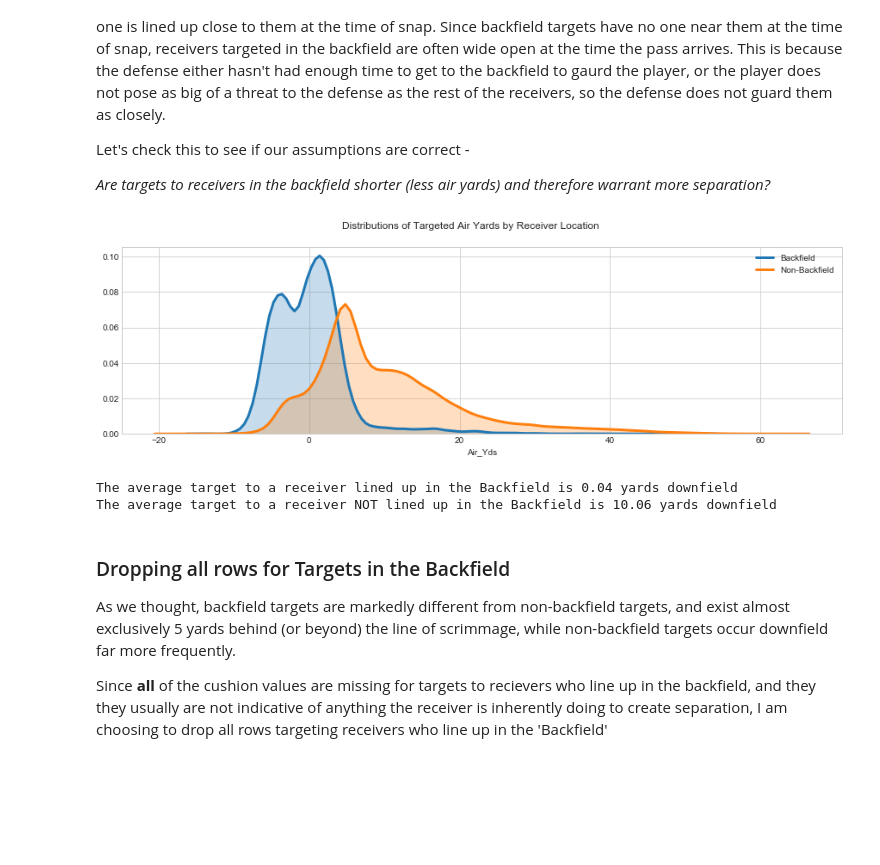
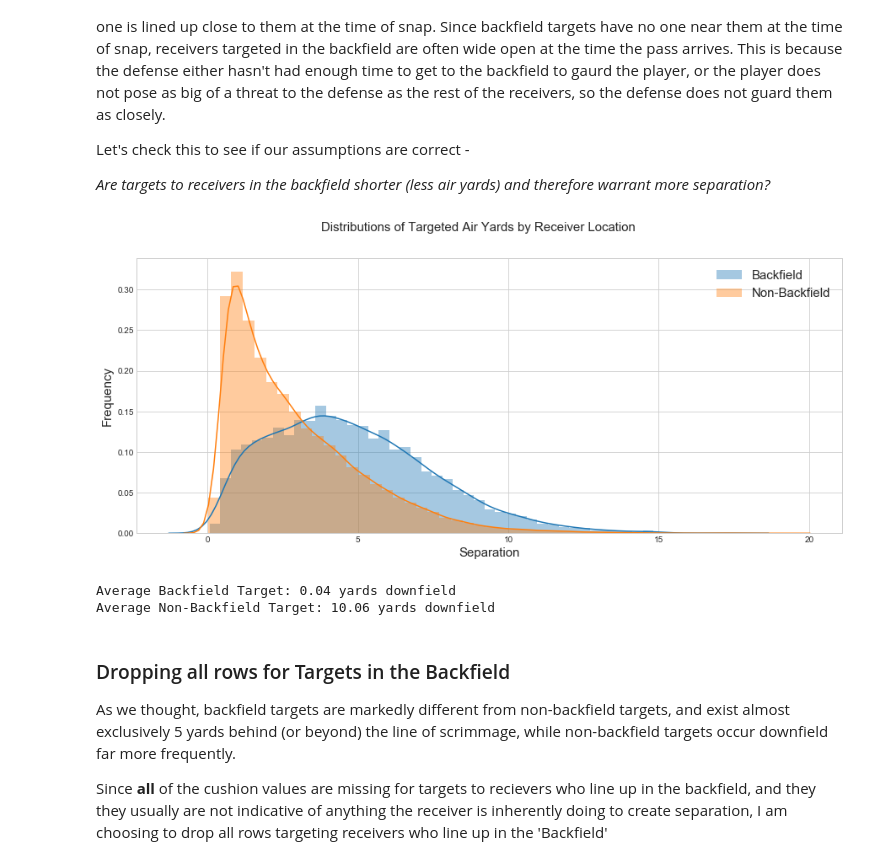
Before and after one commit to Jesse-Cohen/Separation-Above-Expectation, a Jupyter notebook: Expected Receiver Separation.ipynb, the cells around one changed output. Drawn from its saved outputs; the diff is of its cells as text; code cells hidden in the pictures; blank space fills up the shorter version.

```diff
--- a/Expected Receiver Separation.ipynb
+++ b/Expected Receiver Separation.ipynb
@@ -158,15 +159,0 @@ def get_cube_root(num):
-# %%
-plt.style.use('seaborn-whitegrid')
-
-#Apply Log Transform here
-CubeRootSep = get_cube_root(df['Separation'])
-
-Fig = sns.distplot(CubeRootSep)
-
-K = round(stats.kurtosis(CubeRootSep),1)
-S = round(stats.skew(CubeRootSep), 1)
-p_value = stats.shapiro(CubeRootSep)[1]
-
-print('\n')
-print('The Kurtosis of the distribution of the target variable is ' + str(K))
-print('The Skew of the distribution of the target variable is ' + str(S))
@@ -286,39 +269,38 @@ Let's check this to see if our assumptions are correct -
 
 *Are targets to receivers in the backfield shorter (less air yards) and therefore warrant more separation?*
 # %%
-# List of four recevier locations to plot
-
+# List of Locations to compare
 RecLocations = ['Backfield', 'Non-Backfield']
 
+#Separate dataframes into Backfield and Non-Backfield Dataframes
 Bkfd = df[df['Receiver_Location'] == 'Backfield']
 NonBkfd = df[df['Receiver_Location'] != 'Backfield']
 
-
-fig_dims = (15, 4)
+fig_dims = (15, 6)
 fig, ax = plt.subplots(figsize=fig_dims)
-fig.suptitle('Distributions of Targeted Air Yards by Receiver Location')
+fig.suptitle('Distributions of Targeted Air Yards by Receiver Location', fontsize = 15)
 
 # Iterate through the four receiver locations
 for loc in RecLocations:
     # Subset to the Receiver location
     if loc == 'Backfield':
         subset = Bkfd
     else:
         subset = NonBkfd
 
     # Draw the density plots
-
-    g = sns.distplot(subset['Air_Yds'], ax = ax, hist = False, kde = True,
-                 kde_kws = {'shade': True, 'linewidth': 3},
-                 label = loc)
+    sns.distplot(subset['Separation'], ax = ax, label = loc)
+    ax.legend(loc=1, prop={'size': 15})
+    ax.set_ylabel('Frequency', fontsize = 15)
+    ax.set_xlabel('Separation', fontsize = 15)
 # %% [output]
-[figure, old version]
+[figure, new version]
 # %%
-print('The average target to a receiver lined up in the Backfield is ' + str(round(df[df['Receiver_Location'] == 'Backfield']['Air_Yds'].mean(), 2)) + ' yards downfield')
-print('The average target to a receiver NOT lined up in the Backfield is ' + str(round(df[df['Receiver_Location'] != 'Backfield']['Air_Yds'].mean(), 2)) + ' yards downfield')
+print('Average Backfield Target: ' + str(round(df[df['Receiver_Location'] == 'Backfield']['Air_Yds'].mean(), 2)) + ' yards downfield')
+print('Average Non-Backfield Target: ' + str(round(df[df['Receiver_Location'] != 'Backfield']['Air_Yds'].mean(), 2)) + ' yards downfield')
 # %% [output]
-The average target to a receiver lined up in the Backfield is 0.04 yards downfield
-The average target to a receiver NOT lined up in the Backfield is 10.06 yards downfield
+Average Backfield Target: 0.04 yards downfield
+Average Non-Backfield Target: 10.06 yards downfield
 # %% [markdown]
 ### Dropping all rows for Targets in the Backfield
 
```
Also changed, not shown: parts of 139 cells of this notebook.
